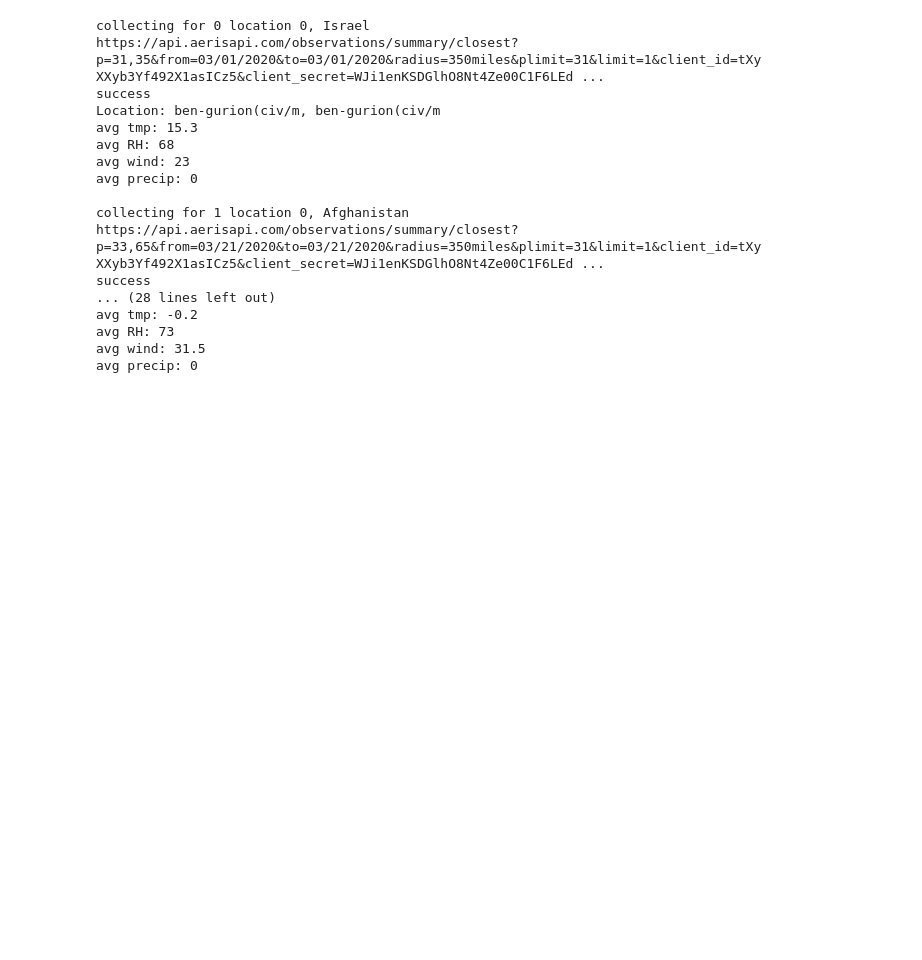
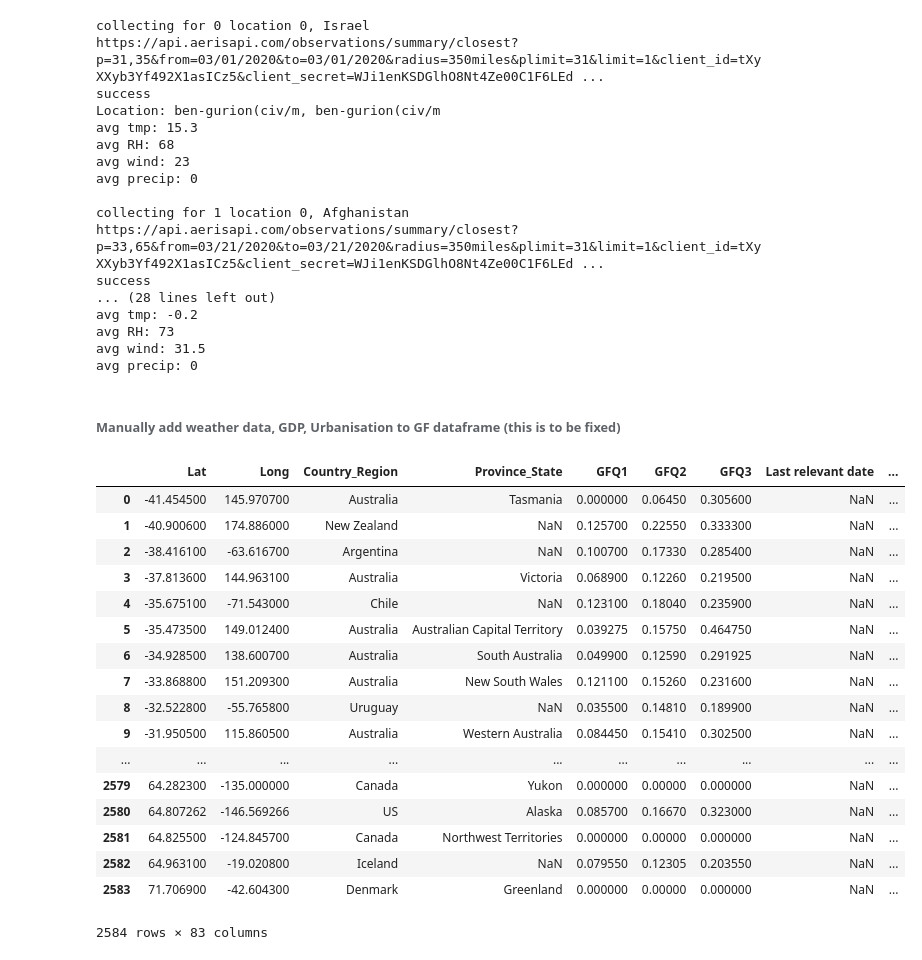
Before and after one commit to hopl1t/covid19, a Jupyter notebook: notebooks/get_weather_data_tableau.ipynb, the cells around one changed output. Drawn from its saved outputs; the diff is of its cells as text; code cells hidden in the pictures; blank space fills up the shorter version.

```diff
--- a/notebooks/get_weather_data_tableau.ipynb
+++ b/notebooks/get_weather_data_tableau.ipynb
@@ -471,3 +449,5 @@ avg precip: 0
 data.to_csv('../augmented_datasets/tableau_data0403.csv')
 # conf_data.to_csv('../augmented_datasets/tableau_conf_data0403.csv')
 # death_data.to_csv('../augmented_datasets/tableau_death_data.csv')
+# %% [markdown]
+###### Manually add weather data, GDP, Urbanisation to GF dataframe (this is to be fixed)
@@ -473,0 +457,21 @@ data.to_csv('../augmented_datasets/tableau_data0403.csv')
+# %%
+gf_df
+# %% [output]
+|  | Lat | Long | Country_Region | Province_State | GFQ1 | GFQ2 | GFQ3 | Last relevant date | ... |
+| 0 | -41.454500 | 145.970700 | Australia | Tasmania | 0.000000 | 0.06450 | 0.305600 | NaN | ... |
+| 1 | -40.900600 | 174.886000 | New Zealand | NaN | 0.125700 | 0.22550 | 0.333300 | NaN | ... |
+| 2 | -38.416100 | -63.616700 | Argentina | NaN | 0.100700 | 0.17330 | 0.285400 | NaN | ... |
+| 3 | -37.813600 | 144.963100 | Australia | Victoria | 0.068900 | 0.12260 | 0.219500 | NaN | ... |
+| 4 | -35.675100 | -71.543000 | Chile | NaN | 0.123100 | 0.18040 | 0.235900 | NaN | ... |
+| 5 | -35.473500 | 149.012400 | Australia | Australian Capital Territory | 0.039275 | 0.15750 | 0.464750 | NaN | ... |
+| 6 | -34.928500 | 138.600700 | Australia | South Australia | 0.049900 | 0.12590 | 0.291925 | NaN | ... |
+| 7 | -33.868800 | 151.209300 | Australia | New South Wales | 0.121100 | 0.15260 | 0.231600 | NaN | ... |
+| 8 | -32.522800 | -55.765800 | Uruguay | NaN | 0.035500 | 0.14810 | 0.189900 | NaN | ... |
+| 9 | -31.950500 | 115.860500 | Australia | Western Australia | 0.084450 | 0.15410 | 0.302500 | NaN | ... |
+| ... | ... | ... | ... | ... | ... | ... | ... | ... | ... |
+| 2579 | 64.282300 | -135.000000 | Canada | Yukon | 0.000000 | 0.00000 | 0.000000 | NaN | ... |
+| 2580 | 64.807262 | -146.569266 | US | Alaska | 0.085700 | 0.16670 | 0.323000 | NaN | ... |
+| 2581 | 64.825500 | -124.845700 | Canada | Northwest Territories | 0.000000 | 0.00000 | 0.000000 | NaN | ... |
+| 2582 | 64.963100 | -19.020800 | Iceland | NaN | 0.079550 | 0.12305 | 0.203550 | NaN | ... |
+| 2583 | 71.706900 | -42.604300 | Denmark | Greenland | 0.000000 | 0.00000 | 0.000000 | NaN | ... |
+2584 rows × 83 columns
```
Also changed, not shown: parts of 7 cells of this notebook, 43 other files.
